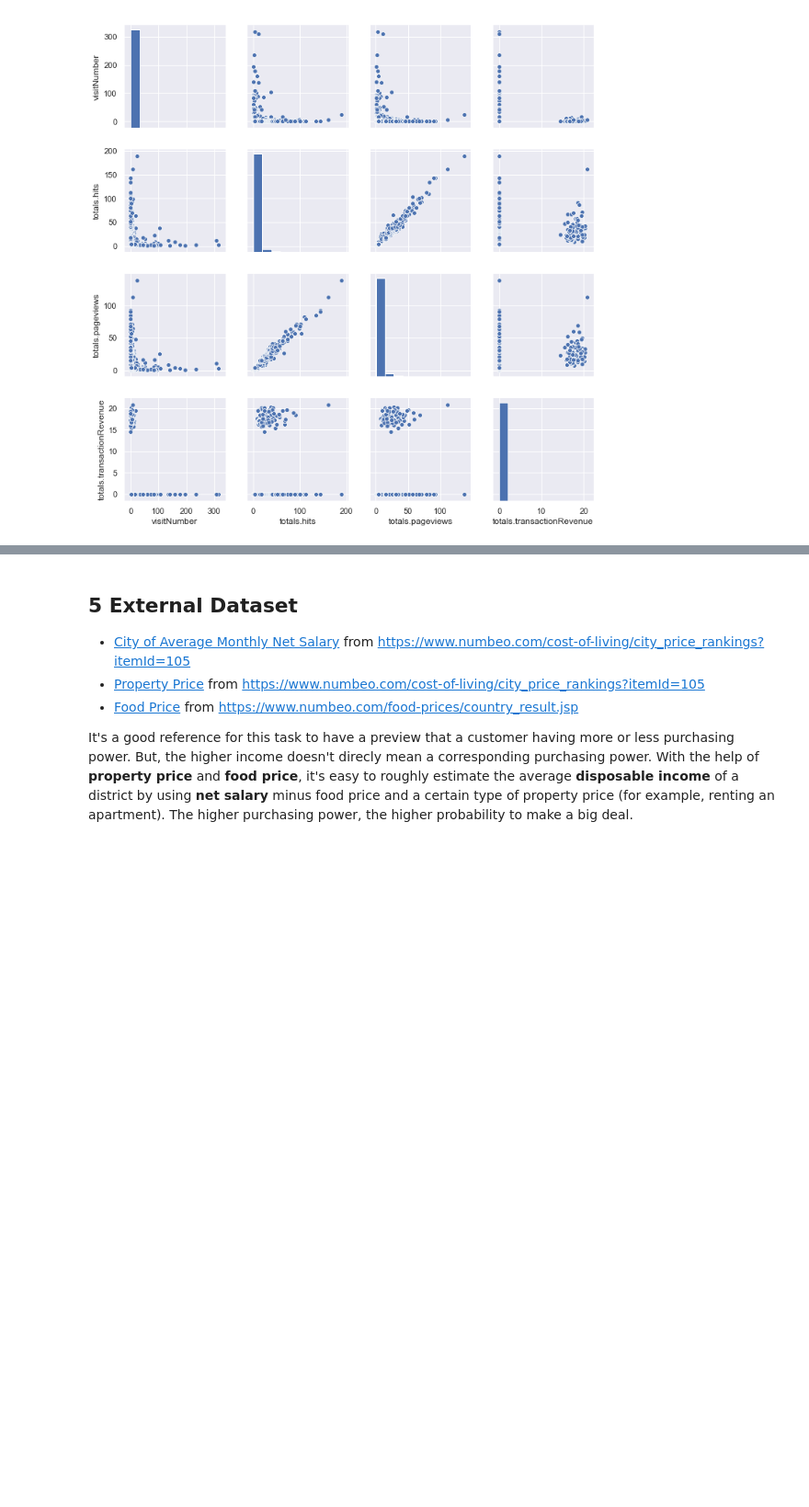
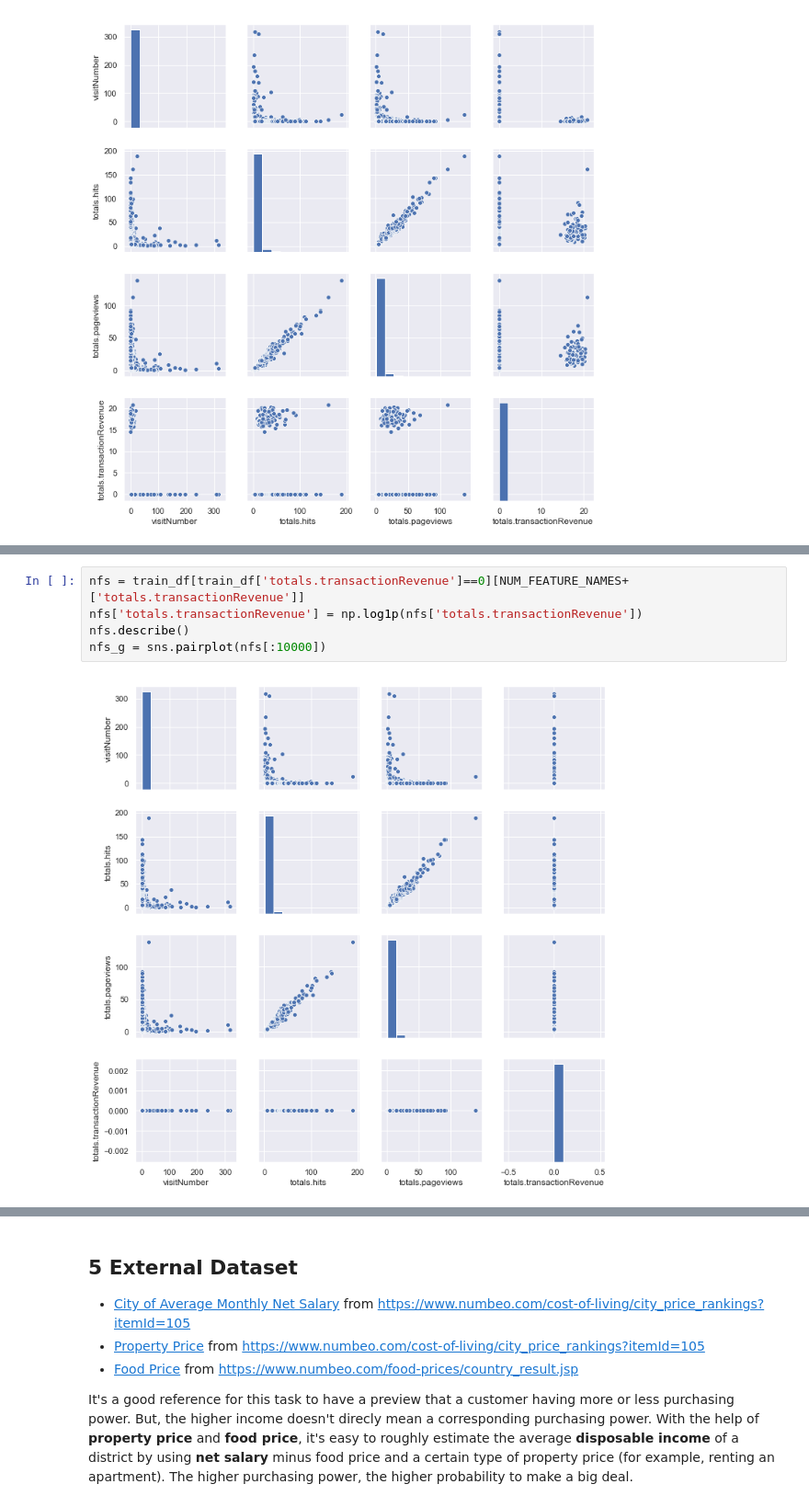
Before and after one commit to elicassion/Google-Analytics-Customer-Revenue-Prediction, a Jupyter notebook: Pipeline.ipynb, the cells around one changed output, grey strips where cells are left out. Shown at 92% size. Drawn from its saved outputs; the diff is of its cells as text; blank space fills up the shorter version.

```diff
--- a/Pipeline.ipynb
+++ b/Pipeline.ipynb
@@ -712,0 +730,7 @@ It seems that `totals.pageviews` and `totals.hits` have a strong correlation. A
+# %%
+nfs = train_df[train_df['totals.transactionRevenue']==0][NUM_FEATURE_NAMES+['totals.transactionRevenue']]
+nfs['totals.transactionRevenue'] = np.log1p(nfs['totals.transactionRevenue'])
+nfs.describe()
+nfs_g = sns.pairplot(nfs[:10000])
+# %% [output]
+[figure, added]
```
Also changed, not shown: parts of 50 cells of this notebook.
